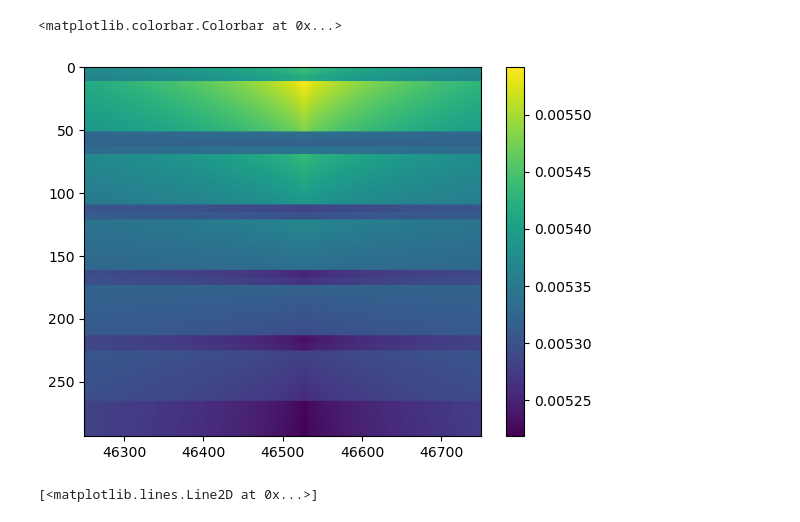
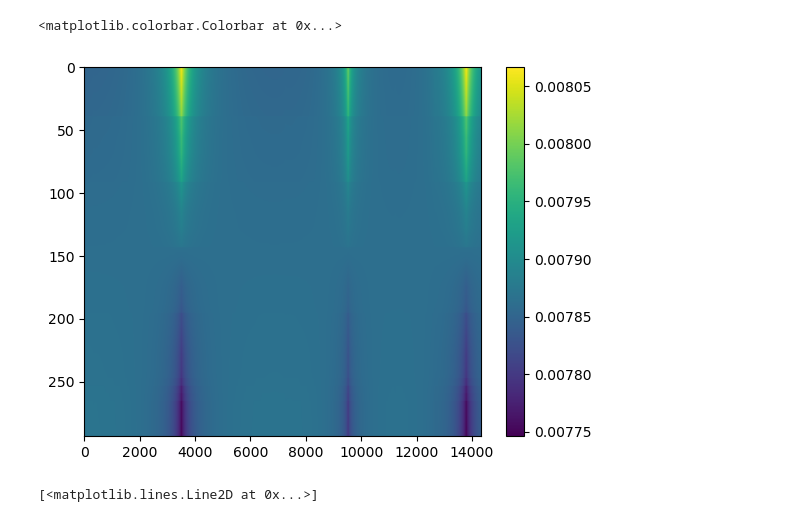
Before and after one commit to kartographer/ozone_radiometry, a Jupyter notebook: notebooks/boom_goes_the_dynamite.ipynb, the cells around one changed output. Drawn from its saved outputs; the diff is of its cells as text; code cells hidden in the pictures.

```diff
--- a/notebooks/boom_goes_the_dynamite.ipynb
+++ b/notebooks/boom_goes_the_dynamite.ipynb
@@ -11,2 +15,11 @@ pwv = 2
 # %%
-freqs, stacked, spw_num, elevation = stack_antenna_ac(mir_data, antenna_num=1, rx_num=0, normalization=False, return_el=True, spw_baselining=False, mad_dev=10.0)
+freqs, stacked, elevation = stack_antenna_ac(
+    mir_data,
+    antenna_num=1,
+    rx_num=0,
+    normalization=False,
+    return_el=True,
+    spw_baselining=False,
+    mad_dev=15.0,
+    window_size=11,
+)
@@ -22,0 +26,19 @@ for item in [old_stack, new_stack]:
+# %%
+model_arr = np.zeros_like(stacked)
+za_arr = np.radians(90 - elevation)
+model_freqs = ozone_model.data['freq']['map']
+nspws = stacked.shape[1]
+for idx, zenith in enumerate(za_arr):
+    model_temps = ozone_model(pwv=pwv, zenith=zenith)[0][0, 0]
+    for jdx, spw_freqs in enumerate(freqs):
+        model_subarr = model_arr[idx, jdx]
+        for sb_freqs, gain_fac in zip(spw_freqs, [1.0, 0.8]):
+            model_subarr += np.interp(sb_freqs, model_freqs, model_temps) * gain_fac
+# %%
+old_stack = stacked * 1
+tsys = 80
+new_stack = stacked / (model_arr+tsys)
+
+for item in [old_stack, new_stack]:
+    item /= np.nanmedian(item,axis=0)[None]
+    item /= np.nanmedian(item,axis=2)[:, :, None]
@@ -38,10 +57,15 @@ plt.colorbar()
 # %%
-plt.imshow(((model_arr + tsys)/ np.median(model_arr + tsys, axis=1)[:, None])/ np.median(model_arr + tsys, axis=0), aspect='auto')
-plt.xlim([46250, 46750])
+plt.imshow(
+    (
+        ((model_arr[np.argsort(elevation), 3, :] + tsys)
+            / np.median(model_arr[np.argsort(elevation), 3, :] + tsys, axis=1)[:, None])
+            / np.median(model_arr[np.argsort(elevation), 3, :] + tsys, axis=0)
+    ),
+    aspect='auto')
 plt.colorbar()
 # %% [output]
 <matplotlib.colorbar.Colorbar at 0x...>
-[figure, old version]
+[figure, new version]
 # %%
 plt.plot(elevation)
 # %% [output]
```
Also changed, not shown: parts of 9 cells of this notebook, 1 other file.
